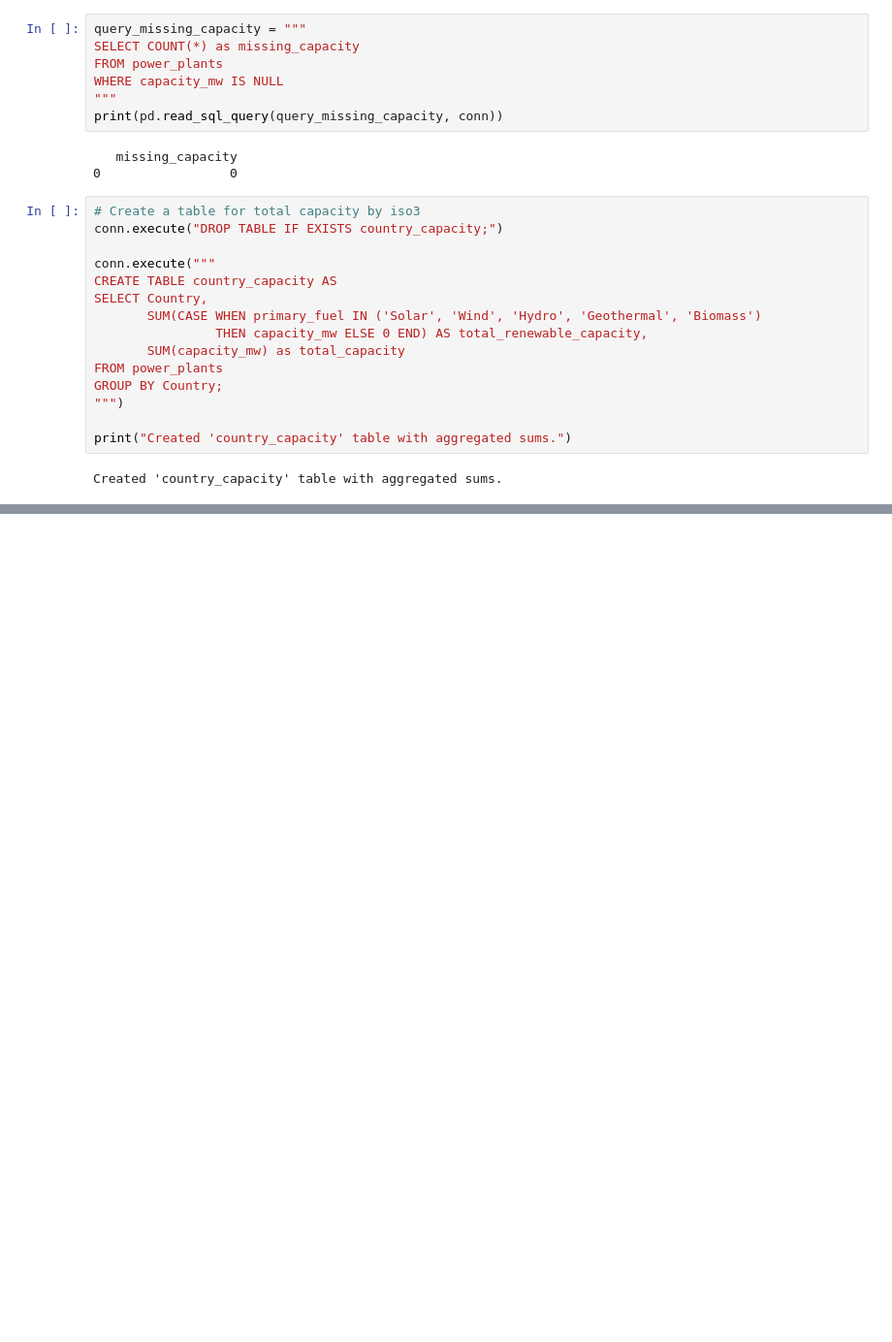
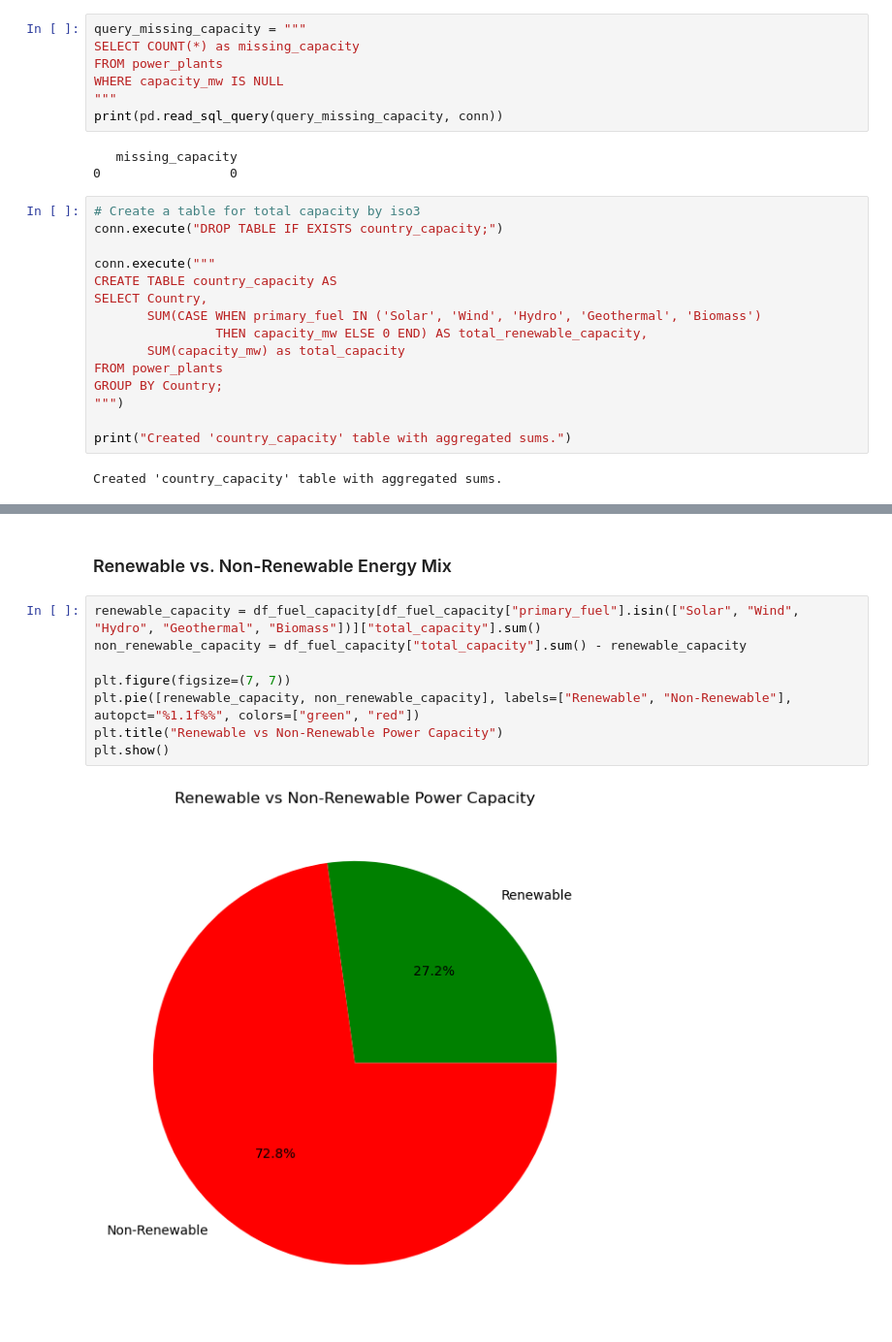
Before and after one commit to Pinenipple/GlobalPlantsDataset, a Jupyter notebook: EDA.ipynb, the cells around one changed output, grey strips where cells are left out. Shown at 97% size. Drawn from its saved outputs; the diff is of its cells as text; blank space fills up the shorter version.

```diff
--- a/EDA.ipynb
+++ b/EDA.ipynb
@@ -201,0 +206,12 @@ Created 'country_capacity' table with aggregated sums.
+# %% [markdown]
+### Renewable vs. Non-Renewable Energy Mix
+# %%
+renewable_capacity = df_fuel_capacity[df_fuel_capacity["primary_fuel"].isin(["Solar", "Wind", "Hydro", "Geothermal", "Biomass"])]["total_capacity"].sum()
+non_renewable_capacity = df_fuel_capacity["total_capacity"].sum() - renewable_capacity
+
+plt.figure(figsize=(7, 7))
+plt.pie([renewable_capacity, non_renewable_capacity], labels=["Renewable", "Non-Renewable"], autopct="%1.1f%%", colors=["green", "red"])
+plt.title("Renewable vs Non-Renewable Power Capacity")
+plt.show()
+# %% [output]
+[figure, added]
```
Also changed, not shown: parts of 20 cells of this notebook, 3 other files.
